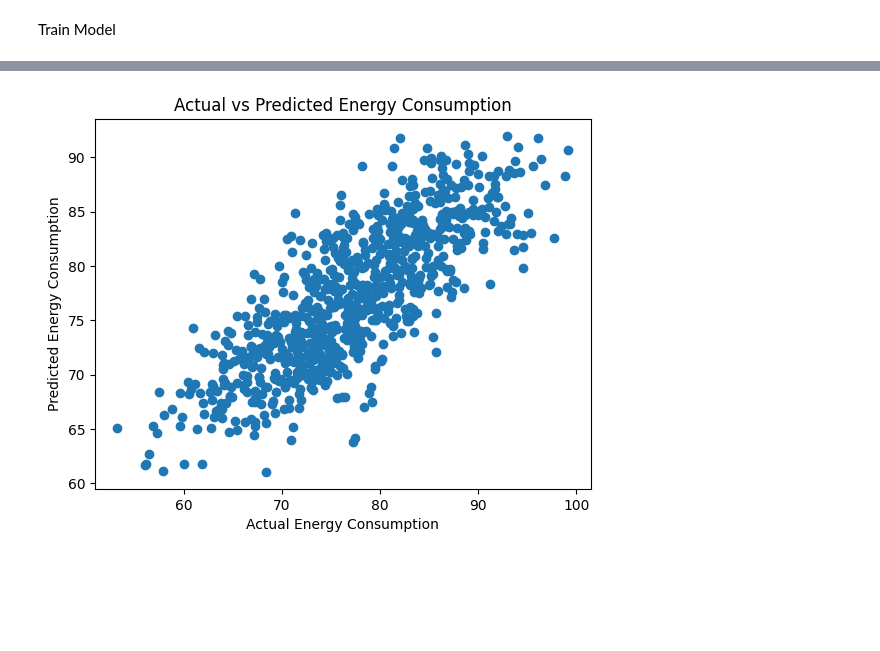
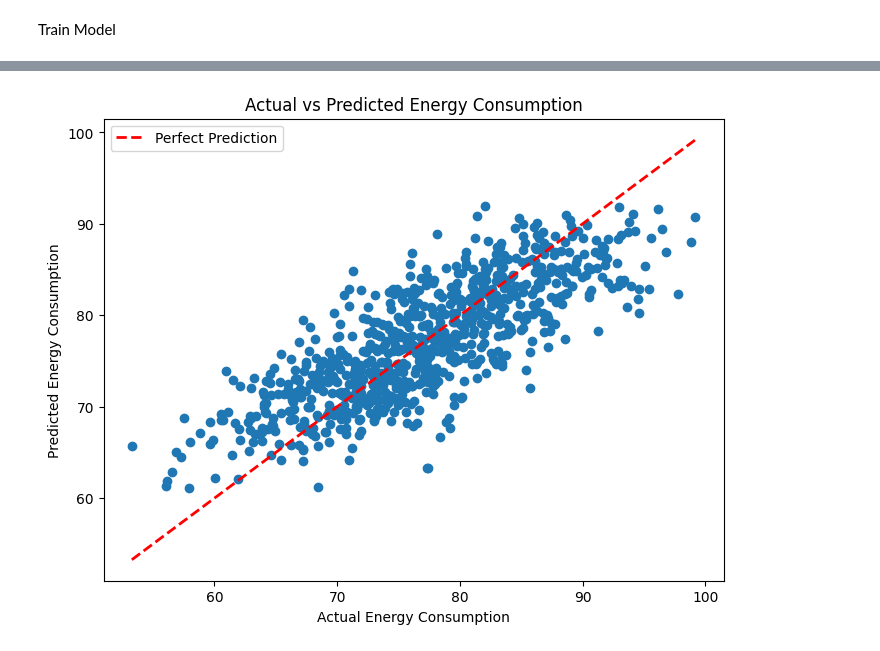
Before and after one commit to KanekiEzz/Energy-consumption-prediction, a Jupyter notebook: notebooks/01_eda.ipynb, the cells around one changed output, grey strips where cells are left out. Cells and saved outputs as stored; diff of their text form; code cells hidden in the pictures; blank space fills up the shorter version.

```diff
--- a/notebooks/01_eda.ipynb
+++ b/notebooks/01_eda.ipynb
@@ -54,7 +65,7 @@ df["day"] = df["Timestamp"].dt.day
 df["month"] = df["Timestamp"].dt.month
 df["year"] = df["Timestamp"].dt.year
 df = df.drop("Timestamp", axis=1)
-df = pd.get_dummies(df, drop_first=True)
+# df = pd.get_dummies(df, drop_first=True)
 df.info()
 df.head()
 # %% [output]
@@ -83,0 +113,5 @@ memory usage: 71.4 KB
+# %%
+categorical_features = ["HVACUsage", "LightingUsage", "DayOfWeek", "Holiday"]
+numeric_features = ["Temperature", "Humidity", "SquareFootage", "Occupancy", "RenewableEnergy"]
+
+target = "EnergyConsumption"
@@ -85,8 +142,23 @@ memory usage: 71.4 KB
 Split Data
 # %%
 from sklearn.model_selection import train_test_split
-X = df.drop("EnergyConsumption", axis=1)
-y = df["EnergyConsumption"]
+
+
+# X = df.drop("EnergyConsumption", axis=1) # take all columns except the target
+X = df[numeric_features + categorical_features]
+y = df[target] # EnergyConsumption
+
+preprocessor = ColumnTransformer([
+    ("num", numeric_transformer, numeric_features),
+    ("cat", categorical_transformer, categorical_features)
+])
+
+# # Full pipeline with model
+# model_pipeline = Pipeline([
+#     ("preprocessor", preprocessor),
+#     ("regressor", LinearRegression())
+# ])
+
 X_train, X_test, y_train, y_test = train_test_split(X, y, test_size=0.2, random_state=42)
 # %% [markdown]
 Train Model
@@ -108,11 +222,23 @@ model_intercept: 21.46776538294708
 # %%
-# Make predictions
-y_pred = model.predict(X_train)
-# Plot the graph - predicted vs actual values
+# Train final LinearRegression model for visualization
+model_pipeline = Pipeline([
+    ("preprocessor", preprocessor),
+    ("regressor", LinearRegression())
+])
+model_pipeline.fit(X_train, y_train)
+
+y_pred = model_pipeline.predict(X_train)
+
+plt.figure(figsize=(8, 6))
 plt.scatter(y_train, y_pred)
+# Add perfect prediction line
+min_val = min(y_train.min(), y_pred.min())
+max_val = max(y_train.max(), y_pred.max())
+plt.plot([min_val, max_val], [min_val, max_val], 'r--', lw=2, label='Perfect Prediction')
 plt.xlabel("Actual Energy Consumption")
 plt.ylabel("Predicted Energy Consumption")
 plt.title("Actual vs Predicted Energy Consumption")
+plt.legend()
 plt.show()
 # %% [output]
-[figure, old version]
+[figure, new version]
```
Also changed, not shown: parts of 7 cells of this notebook, 4 other files.
